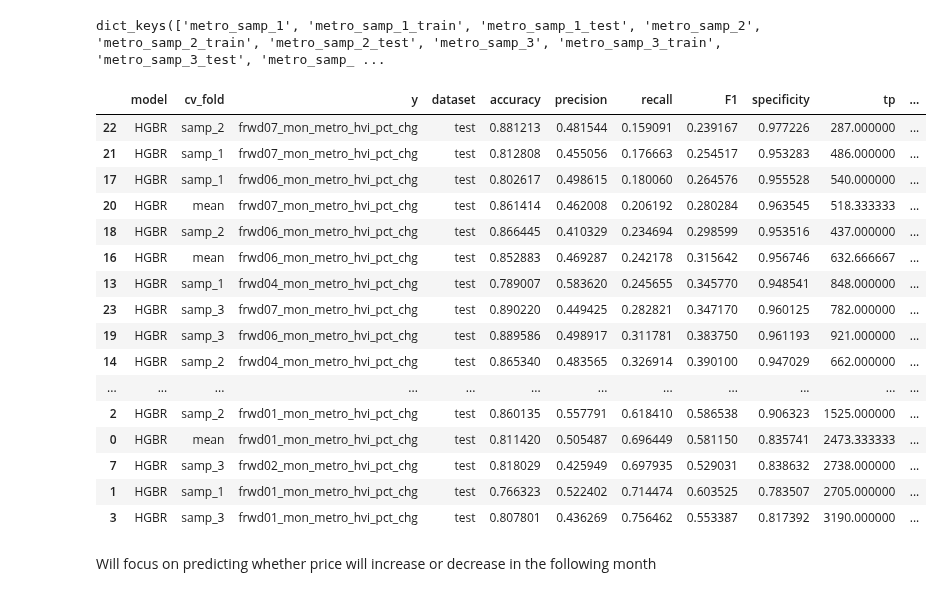
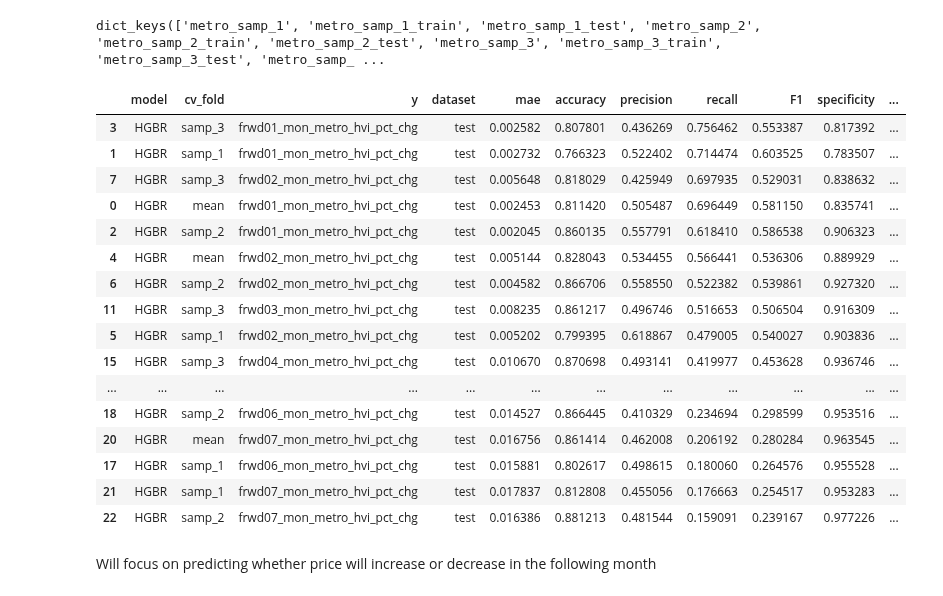
Before and after one commit to boc410/Home-Value-Index-Prediction, a Jupyter notebook: Notebooks/Supervised Learning.ipynb, the cells around one changed output. Drawn from its saved outputs; the diff is of its cells as text; code cells hidden in the pictures.

```diff
--- a/Notebooks/Supervised Learning.ipynb
+++ b/Notebooks/Supervised Learning.ipynb
@@ -65,11 +66,12 @@ class confusion_matrix_class:
 compare_df = pd.DataFrame()
 
 #create function to produce consistent results for comparison across models
-def create_results_record(model, cv_fold, y_var, dataset, cm):
+def create_results_record(model, cv_fold, y_var, dataset, cm, error):
     new_record_dict = {'model': model,
                       'cv_fold': cv_fold,
                       'y': y_var,
                       'dataset': dataset,
+                      'mae': error,
                       'accuracy': cm.accuracy,
                       'precision': cm.precision,
                       'recall': cm.recall,
@@ -116,6 +118,7 @@ def HGBR(cv_fold,
     y_test = test_df[y_var]
     test_score = hgbr.score(X_test, y_test)
     y_pred = hgbr.predict(X_test)
+    error = mae(y_test, y_pred)
 
     #create categorization of prediction
     results_index = test_df[X_vars[:7]].reset_index()
@@ -133,7 +136,8 @@ def HGBR(cv_fold,
                                        cv_fold=fold,
                                        y_var=y_var,
                                        dataset='test',
-                                       cm=hgbr_cm)
+                                       cm=hgbr_cm,
+                                       error=error)
 
     HGBR_results_df = pd.concat([HGBR_results_df, pd.DataFrame([new_record])], ignore_index=True).drop_duplicates()
     HGBR_results_df[['tp','fp','fn','tn']] = HGBR_results_df[['tp','fp','fn','tn']].astype(int)
@@ -153,28 +157,28 @@ for y in y_focus:
 # %%
 mean_df = HGBR_results.groupby(['model','y','dataset'])[HGBR_results.select_dtypes(include=np.number).columns.tolist()].mean().reset_index()
 mean_df['cv_fold'] = 'mean'
 
 HGBR_results = pd.concat([HGBR_results, mean_df], ignore_index=True)
 HGBR_results = HGBR_results.sort_values(['y','cv_fold']).drop_duplicates(subset=['cv_fold','y','dataset']).reset_index().drop(columns='index')
-HGBR_results.sort_values(by=['recall'])
+HGBR_results.sort_values(by=['recall'], ascending=False)
 # %% [output]
-|  | model | cv_fold | y | dataset | accuracy | precision | recall | F1 | specificity | tp | ... |
-| 22 | HGBR | samp_2 | frwd07_mon_metro_hvi_pct_chg | test | 0.881213 | 0.481544 | 0.159091 | 0.239167 | 0.977226 | 287.000000 | ... |
-| 21 | HGBR | samp_1 | frwd07_mon_metro_hvi_pct_chg | test | 0.812808 | 0.455056 | 0.176663 | 0.254517 | 0.953283 | 486.000000 | ... |
-| 17 | HGBR | samp_1 | frwd06_mon_metro_hvi_pct_chg | test | 0.802617 | 0.498615 | 0.180060 | 0.264576 | 0.955528 | 540.000000 | ... |
-| 20 | HGBR | mean | frwd07_mon_metro_hvi_pct_chg | test | 0.861414 | 0.462008 | 0.206192 | 0.280284 | 0.963545 | 518.333333 | ... |
-| 18 | HGBR | samp_2 | frwd06_mon_metro_hvi_pct_chg | test | 0.866445 | 0.410329 | 0.234694 | 0.298599 | 0.953516 | 437.000000 | ... |
-| 16 | HGBR | mean | frwd06_mon_metro_hvi_pct_chg | test | 0.852883 | 0.469287 | 0.242178 | 0.315642 | 0.956746 | 632.666667 | ... |
-| 13 | HGBR | samp_1 | frwd04_mon_metro_hvi_pct_chg | test | 0.789007 | 0.583620 | 0.245655 | 0.345770 | 0.948541 | 848.000000 | ... |
-| 23 | HGBR | samp_3 | frwd07_mon_metro_hvi_pct_chg | test | 0.890220 | 0.449425 | 0.282821 | 0.347170 | 0.960125 | 782.000000 | ... |
-| 19 | HGBR | samp_3 | frwd06_mon_metro_hvi_pct_chg | test | 0.889586 | 0.498917 | 0.311781 | 0.383750 | 0.961193 | 921.000000 | ... |
-| 14 | HGBR | samp_2 | frwd04_mon_metro_hvi_pct_chg | test | 0.865340 | 0.483565 | 0.326914 | 0.390100 | 0.947029 | 662.000000 | ... |
+|  | model | cv_fold | y | dataset | mae | accuracy | precision | recall | F1 | specificity | ... |
+| 3 | HGBR | samp_3 | frwd01_mon_metro_hvi_pct_chg | test | 0.002582 | 0.807801 | 0.436269 | 0.756462 | 0.553387 | 0.817392 | ... |
+| 1 | HGBR | samp_1 | frwd01_mon_metro_hvi_pct_chg | test | 0.002732 | 0.766323 | 0.522402 | 0.714474 | 0.603525 | 0.783507 | ... |
+| 7 | HGBR | samp_3 | frwd02_mon_metro_hvi_pct_chg | test | 0.005648 | 0.818029 | 0.425949 | 0.697935 | 0.529031 | 0.838632 | ... |
+| 0 | HGBR | mean | frwd01_mon_metro_hvi_pct_chg | test | 0.002453 | 0.811420 | 0.505487 | 0.696449 | 0.581150 | 0.835741 | ... |
+| 2 | HGBR | samp_2 | frwd01_mon_metro_hvi_pct_chg | test | 0.002045 | 0.860135 | 0.557791 | 0.618410 | 0.586538 | 0.906323 | ... |
+| 4 | HGBR | mean | frwd02_mon_metro_hvi_pct_chg | test | 0.005144 | 0.828043 | 0.534455 | 0.566441 | 0.536306 | 0.889929 | ... |
+| 6 | HGBR | samp_2 | frwd02_mon_metro_hvi_pct_chg | test | 0.004582 | 0.866706 | 0.558550 | 0.522382 | 0.539861 | 0.927320 | ... |
+| 11 | HGBR | samp_3 | frwd03_mon_metro_hvi_pct_chg | test | 0.008235 | 0.861217 | 0.496746 | 0.516653 | 0.506504 | 0.916309 | ... |
+| 5 | HGBR | samp_1 | frwd02_mon_metro_hvi_pct_chg | test | 0.005202 | 0.799395 | 0.618867 | 0.479005 | 0.540027 | 0.903836 | ... |
+| 15 | HGBR | samp_3 | frwd04_mon_metro_hvi_pct_chg | test | 0.010670 | 0.870698 | 0.493141 | 0.419977 | 0.453628 | 0.936746 | ... |
 | ... | ... | ... | ... | ... | ... | ... | ... | ... | ... | ... | ... |
-| 2 | HGBR | samp_2 | frwd01_mon_metro_hvi_pct_chg | test | 0.860135 | 0.557791 | 0.618410 | 0.586538 | 0.906323 | 1525.000000 | ... |
-| 0 | HGBR | mean | frwd01_mon_metro_hvi_pct_chg | test | 0.811420 | 0.505487 | 0.696449 | 0.581150 | 0.835741 | 2473.333333 | ... |
-| 7 | HGBR | samp_3 | frwd02_mon_metro_hvi_pct_chg | test | 0.818029 | 0.425949 | 0.697935 | 0.529031 | 0.838632 | 2738.000000 | ... |
-| 1 | HGBR | samp_1 | frwd01_mon_metro_hvi_pct_chg | test | 0.766323 | 0.522402 | 0.714474 | 0.603525 | 0.783507 | 2705.000000 | ... |
-| 3 | HGBR | samp_3 | frwd01_mon_metro_hvi_pct_chg | test | 0.807801 | 0.436269 | 0.756462 | 0.553387 | 0.817392 | 3190.000000 | ... |
+| 18 | HGBR | samp_2 | frwd06_mon_metro_hvi_pct_chg | test | 0.014527 | 0.866445 | 0.410329 | 0.234694 | 0.298599 | 0.953516 | ... |
+| 20 | HGBR | mean | frwd07_mon_metro_hvi_pct_chg | test | 0.016756 | 0.861414 | 0.462008 | 0.206192 | 0.280284 | 0.963545 | ... |
+| 17 | HGBR | samp_1 | frwd06_mon_metro_hvi_pct_chg | test | 0.015881 | 0.802617 | 0.498615 | 0.180060 | 0.264576 | 0.955528 | ... |
+| 21 | HGBR | samp_1 | frwd07_mon_metro_hvi_pct_chg | test | 0.017837 | 0.812808 | 0.455056 | 0.176663 | 0.254517 | 0.953283 | ... |
+| 22 | HGBR | samp_2 | frwd07_mon_metro_hvi_pct_chg | test | 0.016386 | 0.881213 | 0.481544 | 0.159091 | 0.239167 | 0.977226 | ... |
 # %% [markdown]
 Will focus on predicting whether price will increase or decrease in the following month
 # %% [markdown]
```
Also changed, not shown: parts of 31 cells of this notebook.
